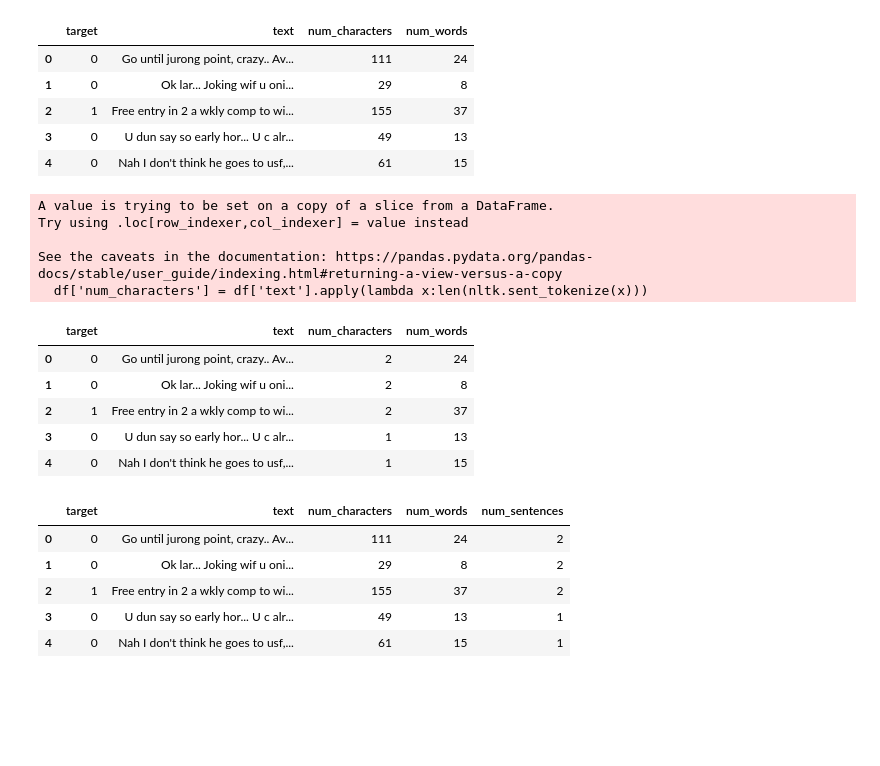
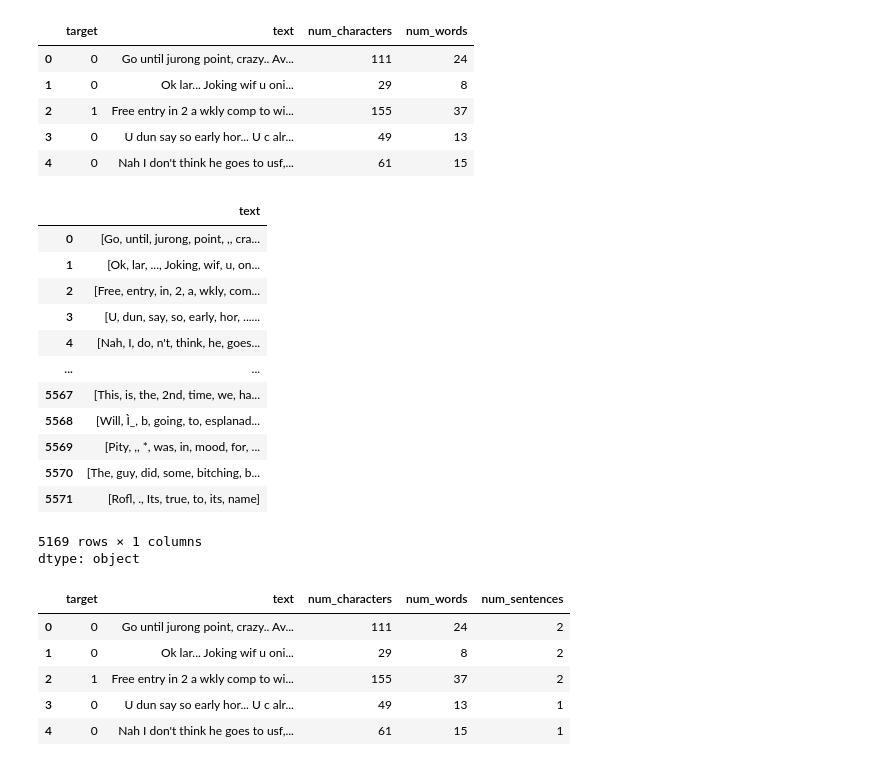
Before and after one commit to Bharatgaur/Email-Spam-Classifier-or-SMS-Spam-Classifier, a Jupyter notebook: sms_spam_detection.ipynb, the cells around one changed output. Saved outputs shown, nothing was run; the diff lists cells and outputs as text; code cells hidden in the pictures; blank space fills up the shorter version.

```diff
--- a/sms_spam_detection.ipynb
+++ b/sms_spam_detection.ipynb
@@ -275,23 +263,25 @@ df.head()
 | 2 | 1 | Free entry in 2 a wkly comp to wi... | 155 | 37 |
 | 3 | 0 | U dun say so early hor... U c alr... | 49 | 13 |
 | 4 | 0 | Nah I don't think he goes to usf,... | 61 | 15 |
+# %%
+df['text'].apply(lambda x:nltk.word_tokenize(x))
+# %% [output]
+|  | text |
+| 0 | [Go, until, jurong, point, ,, cra... |
+| 1 | [Ok, lar, ..., Joking, wif, u, on... |
+| 2 | [Free, entry, in, 2, a, wkly, com... |
+| 3 | [U, dun, say, so, early, hor, ...... |
+| 4 | [Nah, I, do, n't, think, he, goes... |
+| ... | ... |
+| 5567 | [This, is, the, 2nd, time, we, ha... |
+| 5568 | [Will, Ì_, b, going, to, esplanad... |
+| 5569 | [Pity, ,, *, was, in, mood, for, ... |
+| 5570 | [The, guy, did, some, bitching, b... |
+| 5571 | [Rofl, ., Its, true, to, its, name] |
+5169 rows × 1 columns
+dtype: object
 # %%
-df['num_characters'] = df['text'].apply(lambda x:len(nltk.sent_tokenize(x)))
+df['num_sentences'] = df['text'].apply(lambda x:len(nltk.sent_tokenize(x)))
-# %% [output]
-A value is trying to be set on a copy of a slice from a DataFrame.
-Try using .loc[row_indexer,col_indexer] = value instead
-
-See the caveats in the documentation: https://pandas.pydata.org/pandas-docs/stable/user_guide/indexing.html#returning-a-view-versus-a-copy
-  df['num_characters'] = df['text'].apply(lambda x:len(nltk.sent_tokenize(x)))
-# %%
-df.head()
-# %% [output]
-|  | target | text | num_characters | num_words |
-| 0 | 0 | Go until jurong point, crazy.. Av... | 2 | 24 |
-| 1 | 0 | Ok lar... Joking wif u oni... | 2 | 8 |
-| 2 | 1 | Free entry in 2 a wkly comp to wi... | 2 | 37 |
-| 3 | 0 | U dun say so early hor... U c alr... | 1 | 13 |
-| 4 | 0 | Nah I don't think he goes to usf,... | 1 | 15 |
 # %%
 df.head()
 # %% [output]
```
Also changed, not shown: parts of 14 cells of this notebook.
